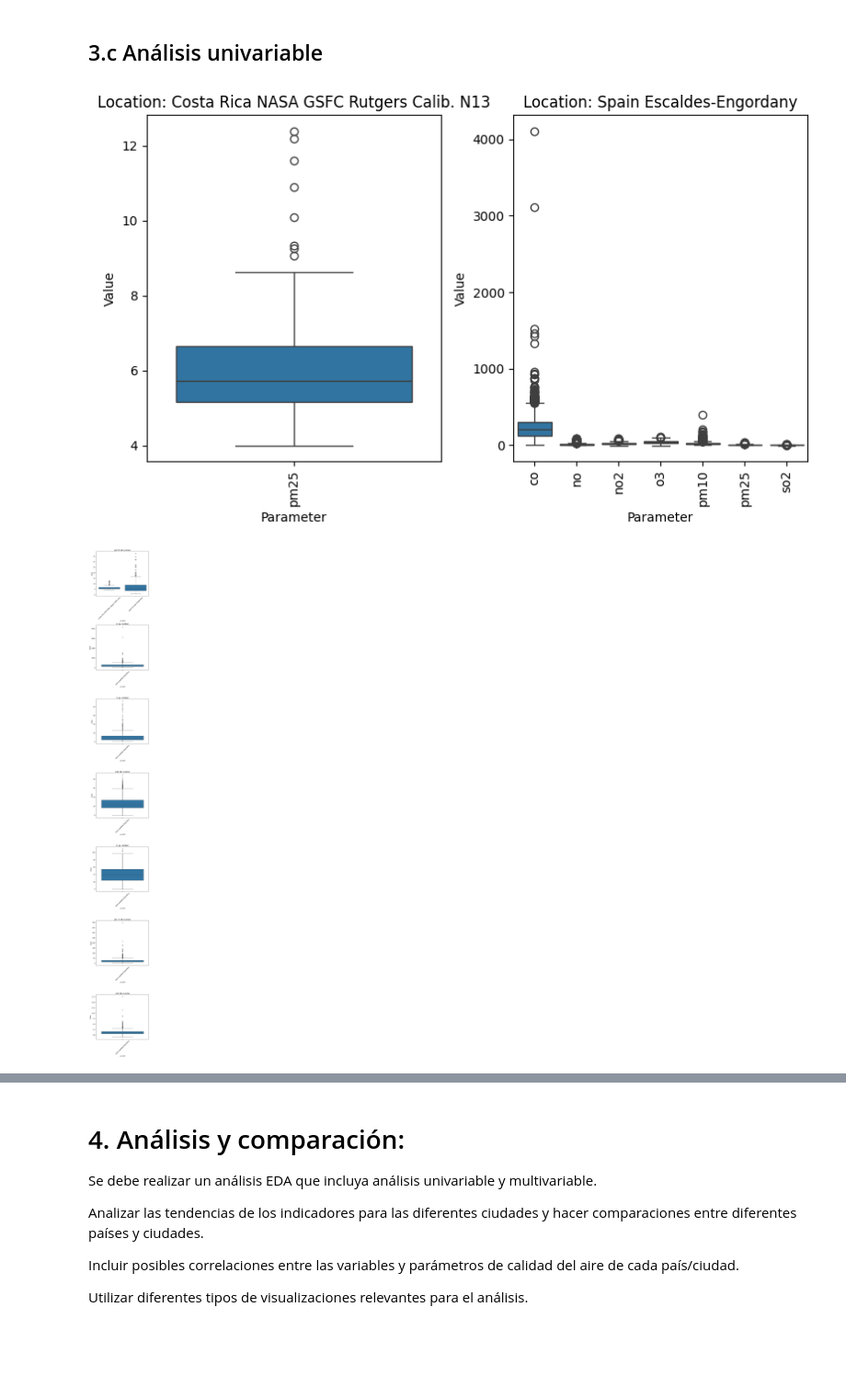
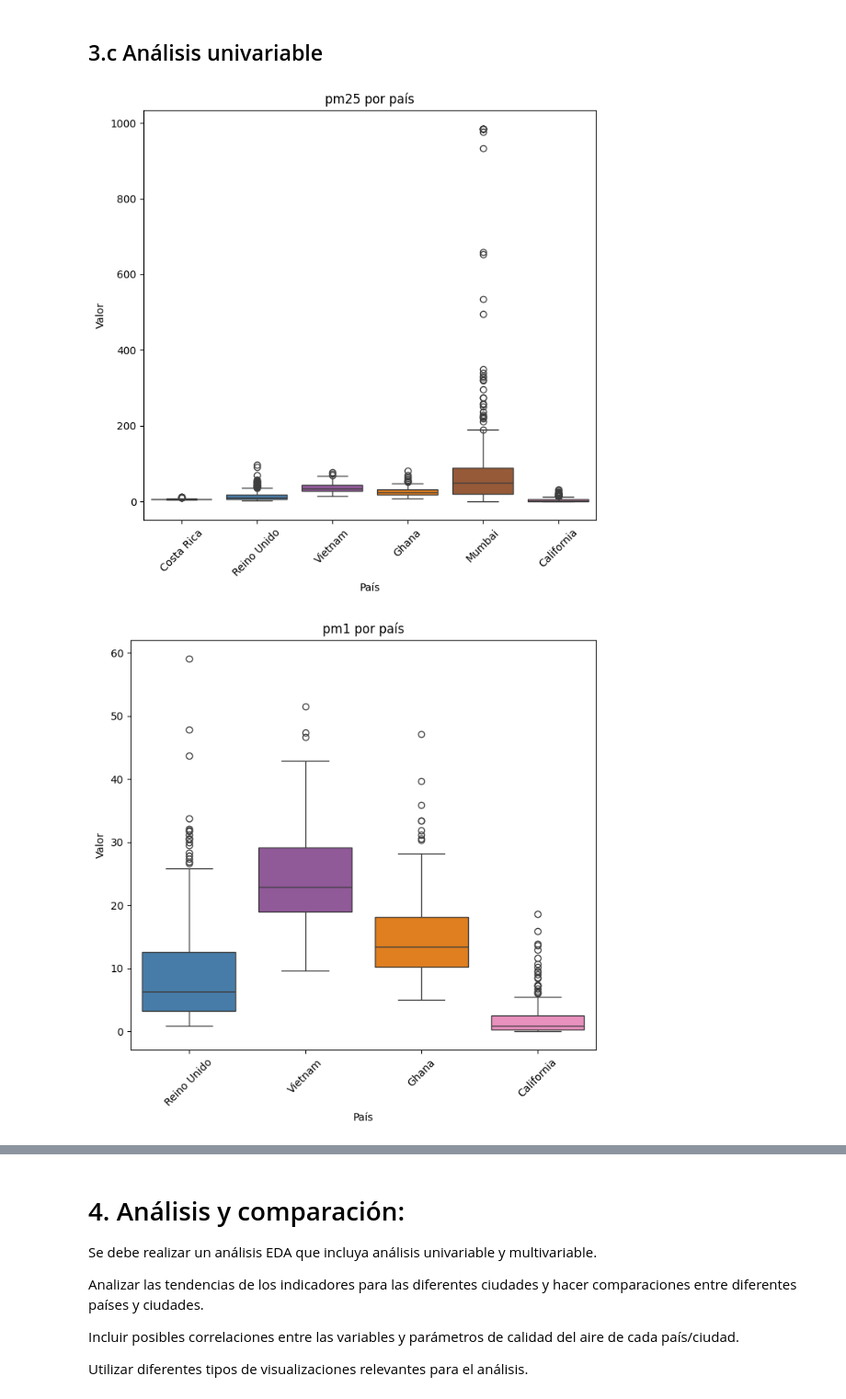
Before and after one commit to andonyns/air-quality, a Jupyter notebook: main.ipynb, the cells around one changed output, grey strips where cells are left out. Shown at 92% size. Drawn from its saved outputs; the diff is of its cells as text; code cells hidden in the pictures; blank space fills up the shorter version.

```diff
--- a/main.ipynb
+++ b/main.ipynb
@@ -170,7 +196,7 @@ BASE_API_URL = "https://api.openaq.org/v3/"
 HEADERS = { "X-API-Key": os.getenv("API_KEY") or userdata.get("API_KEY") }
 
 LOCATIONS_ENDPOINT = urljoin(BASE_API_URL, "locations/{location_id}")
-MEASUREMENTS_ENDPOINT = urljoin(BASE_API_URL, "sensors/{sensor_id}/measurements/daily")
+MEASUREMENTS_ENDPOINT = urljoin(BASE_API_URL, "sensors/{sensor_id}/measurements")
 # %% [markdown]
 ## 2.f Cliente básico para obtener datos de OpenAQ
 # %%
@@ -694,7 +740,7 @@ dtype: int64
 Aparentemente hay valores nulos en el campo de "sd". Estos son datos en donde el proceso de agregado solo tenía un elemento, por lo que no hay una desviación estándar para los datos de ese día. Esto no es preocupante, pero se deben cambiar estos datos a un 0.
 # %%
 for df in locations_dfs:
-    df["summary_sd"] = df["summary_sd"].replace(value=0, to_replace=pd.NA)
+    df["summary_sd"] = df["summary_sd"].replace({np.nan: 0})
 # %% [markdown]
 Verifiquemos nuevamente la cantidad de nulos.
 # %%
@@ -726,0 +788,10 @@ for df, location in zip(locations_dfs, locations):
+# %%
+# Get a colormap
+cmap = plt.get_cmap('Set1')
+
+# Create a list of colors based on the number of locations
+colors = [cmap(i / len(locations)) for i in range(len(locations))]
+
+locations_color_map = {}
+for i, location in enumerate(locations):
+  locations_color_map[location.country] = colors[i]
@@ -807,39 +995,25 @@ for df, location in zip(locations_dfs, locations):
 # %% [markdown]
 ## 3.c Análisis univariable
-# %%
-plt.figure(figsize=(4 * len(locations_dfs), 5))
-
-for i, df in enumerate(locations_dfs):
-    plt.subplot(1, len(locations_dfs), i + 1)
-    plt.title(f"Location: {locations[i].country} {locations[i].name}")
-    plt.xlabel("Parameter")
-    plt.ylabel("Value")
-    plt.xticks(rotation=90)
-    sns.boxplot(x="parameter_name", y="value", data=df)
-
-plt.tight_layout()
-plt.show()
-# %% [output]
-[figure, removed]
 # %%
 all_dfs = pd.concat(locations_dfs, ignore_index=True)
 different_parameters = all_dfs["parameter_name"].unique()
 
-plt.figure(figsize=(6, 7 * 7))
-
 for i, parameter in enumerate(different_parameters):
-    plt.subplot(7, 1, i + 1)
-    plt.title(f"{parameter} per location")
-    plt.xlabel("Location")
-    plt.ylabel("Value")
+    plt.figure(figsize=(7, 7))
+    plt.title(f"{parameter} por país")
+    plt.xlabel("País")
+    plt.ylabel("Valor")
     plt.xticks(rotation=45)
     sns.boxplot(
-        x="location_name",
+        x="country_name",
         y="value",
+        hue="country_name",
         data=all_dfs[all_dfs["parameter_name"] == parameter],
+        palette=locations_color_map
     )
+    plt.tight_layout()
 
-plt.tight_layout()
 plt.show()
 # %% [output]
-[figure, old version]
+[figure, new version]
+[figure, added]
```
Also changed, not shown: parts of 34 cells of this notebook.
